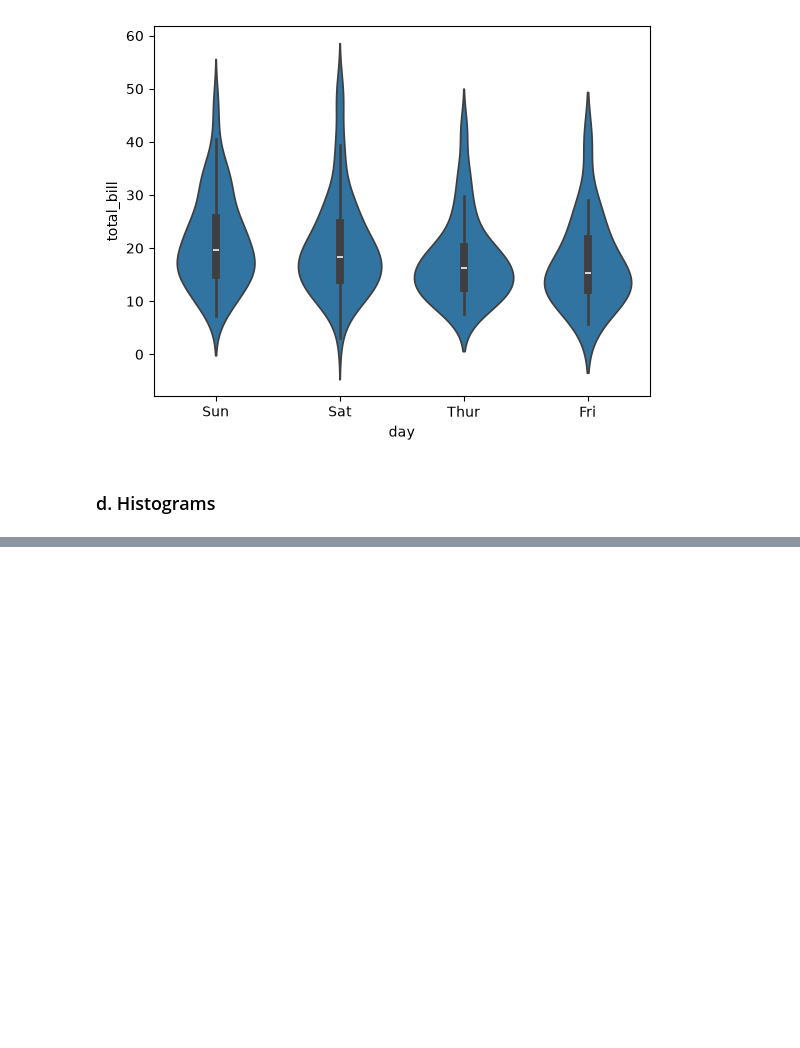
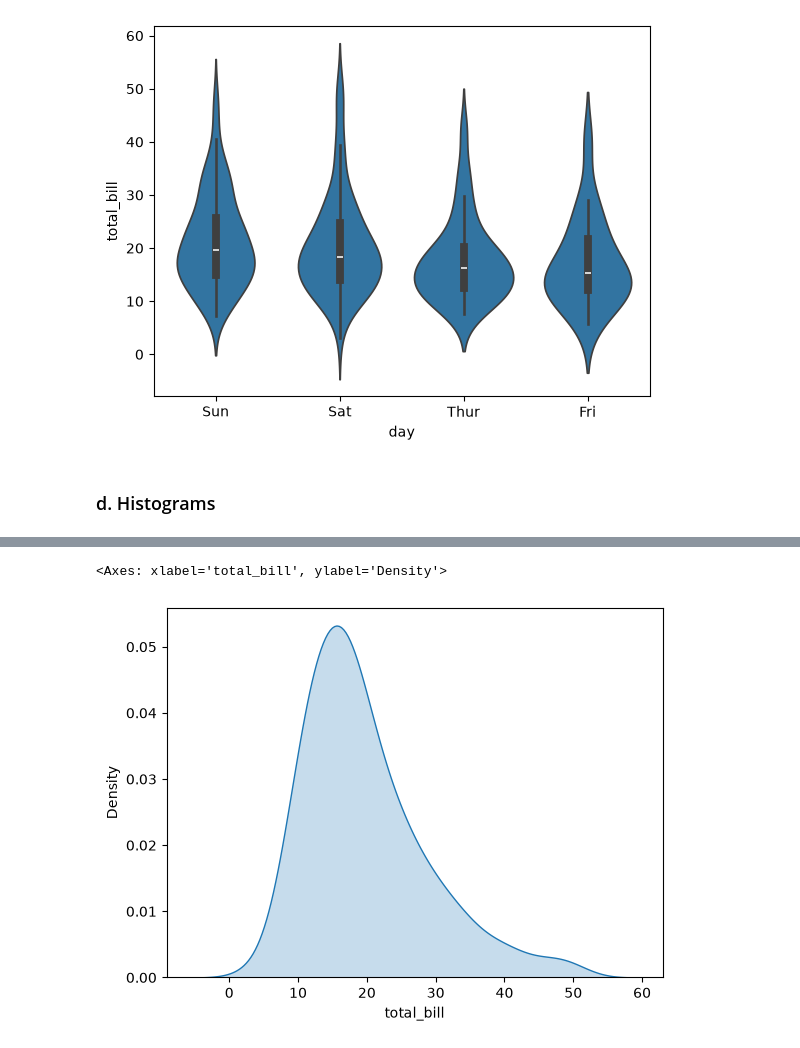
Before and after one commit to Prafulla0001/Data-Science-Udemy-Course, a Jupyter notebook: Data Analysis With Python/Seaborn.ipynb, the cells around one changed output, grey strips where cells are left out. Saved outputs shown, nothing was run; the diff lists cells and outputs as text; code cells hidden in the pictures; blank space fills up the shorter version.

```diff
--- a/Data Analysis With Python/Seaborn.ipynb
+++ b/Data Analysis With Python/Seaborn.ipynb
@@ -103,0 +117,5 @@ sns.violinplot(x='day', y='total_bill',data=tips)
+# %%
+sns.kdeplot(tips['total_bill'],fill=True)
+# %% [output]
+<Axes: xlabel='total_bill', ylabel='Density'>
+[figure, added]
```
Also changed, not shown: parts of 17 cells of this notebook.
